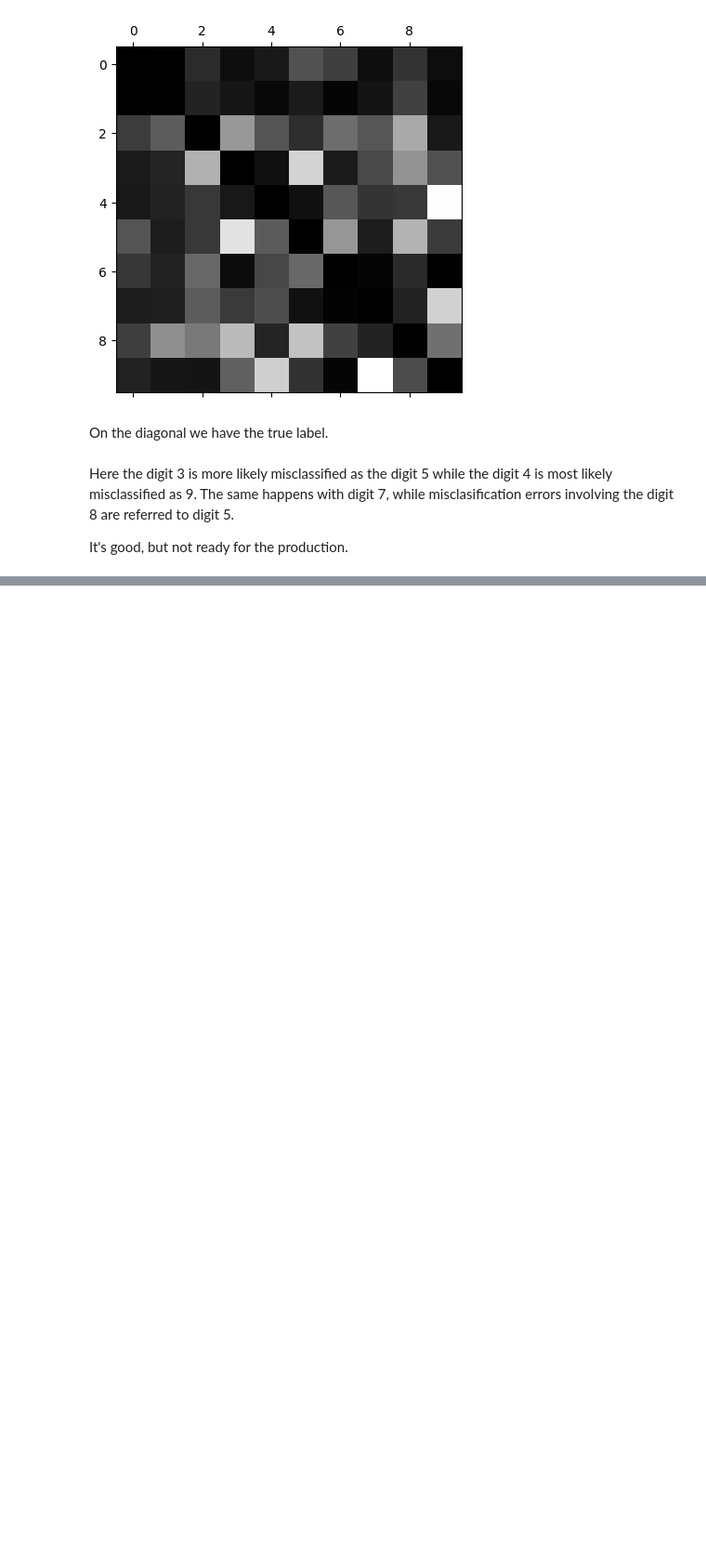
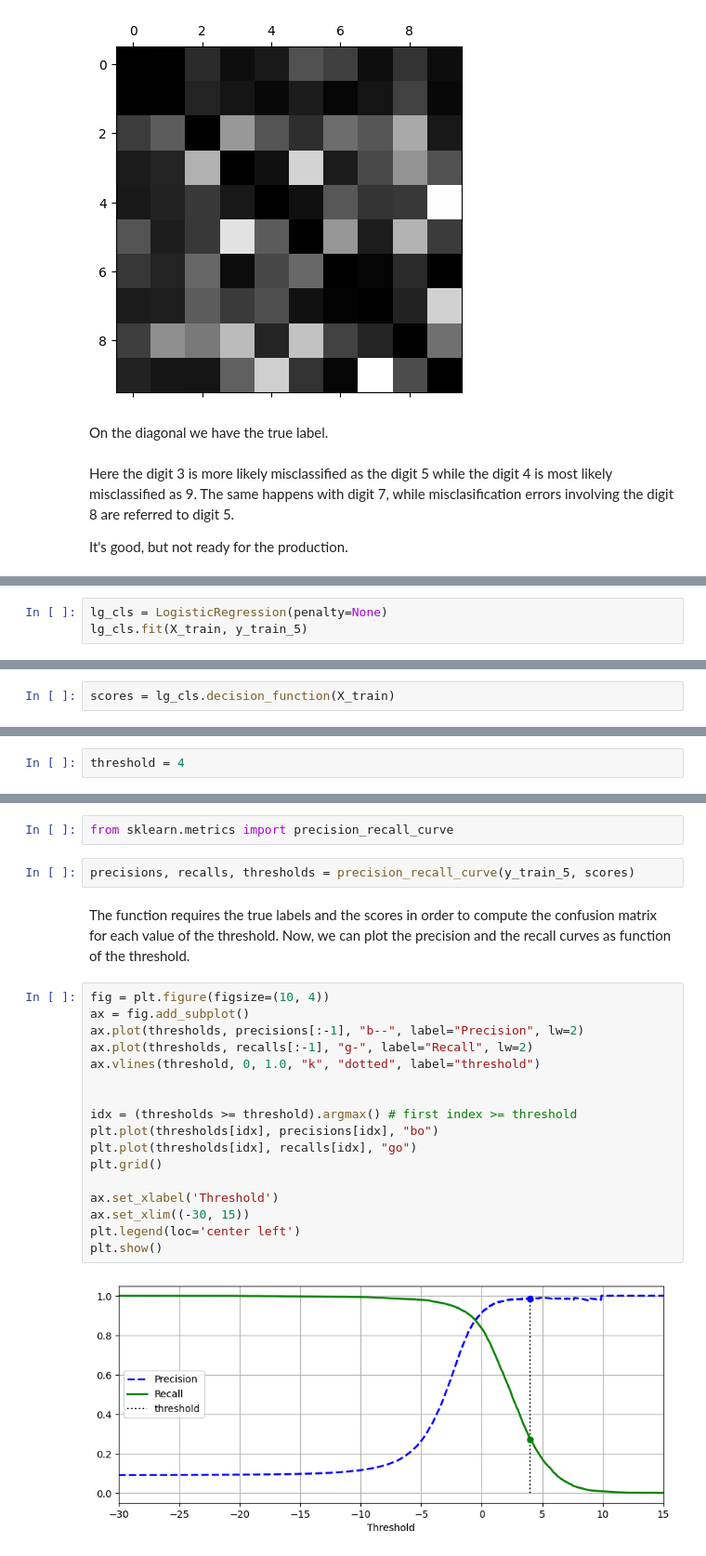
Before and after one commit to SandytheTraveller/ML-course-Labs, a Jupyter notebook: lecture_7.ipynb, the cells around one changed output, grey strips where cells are left out. Shown at 93% size. Saved outputs shown, nothing was run; the diff lists cells and outputs as text; blank space fills up the shorter version.

```diff
--- a/lecture_7.ipynb
+++ b/lecture_7.ipynb
@@ -166,0 +184,3 @@ It's good, but not ready for the production.
+# %%
+lg_cls = LogisticRegression(penalty=None)
+lg_cls.fit(X_train, y_train_5)
@@ -166,0 +204,2 @@ It's good, but not ready for the production.
+# %%
+scores = lg_cls.decision_function(X_train)
@@ -166,0 +217,2 @@ It's good, but not ready for the production.
+# %%
+threshold = 4
@@ -166,0 +226,26 @@ It's good, but not ready for the production.
+# %%
+from sklearn.metrics import precision_recall_curve
+# %%
+precisions, recalls, thresholds = precision_recall_curve(y_train_5, scores)
+# %% [markdown]
+The function requires the true labels and the scores in order to compute the confusion matrix for each value of the threshold.
+Now, we can plot the precision and the recall curves as function of the threshold.
+# %%
+fig = plt.figure(figsize=(10, 4))
+ax = fig.add_subplot()
+ax.plot(thresholds, precisions[:-1], "b--", label="Precision", lw=2)
+ax.plot(thresholds, recalls[:-1], "g-", label="Recall", lw=2)
+ax.vlines(threshold, 0, 1.0, "k", "dotted", label="threshold")
+
+
+idx = (thresholds >= threshold).argmax() # first index >= threshold
+plt.plot(thresholds[idx], precisions[idx], "bo")
+plt.plot(thresholds[idx], recalls[idx], "go")
+plt.grid()
+
+ax.set_xlabel('Threshold')
+ax.set_xlim((-30, 15))
+plt.legend(loc='center left')
+plt.show()
+# %% [output]
+[figure, added]
```
Also changed, not shown: parts of 27 cells of this notebook.
